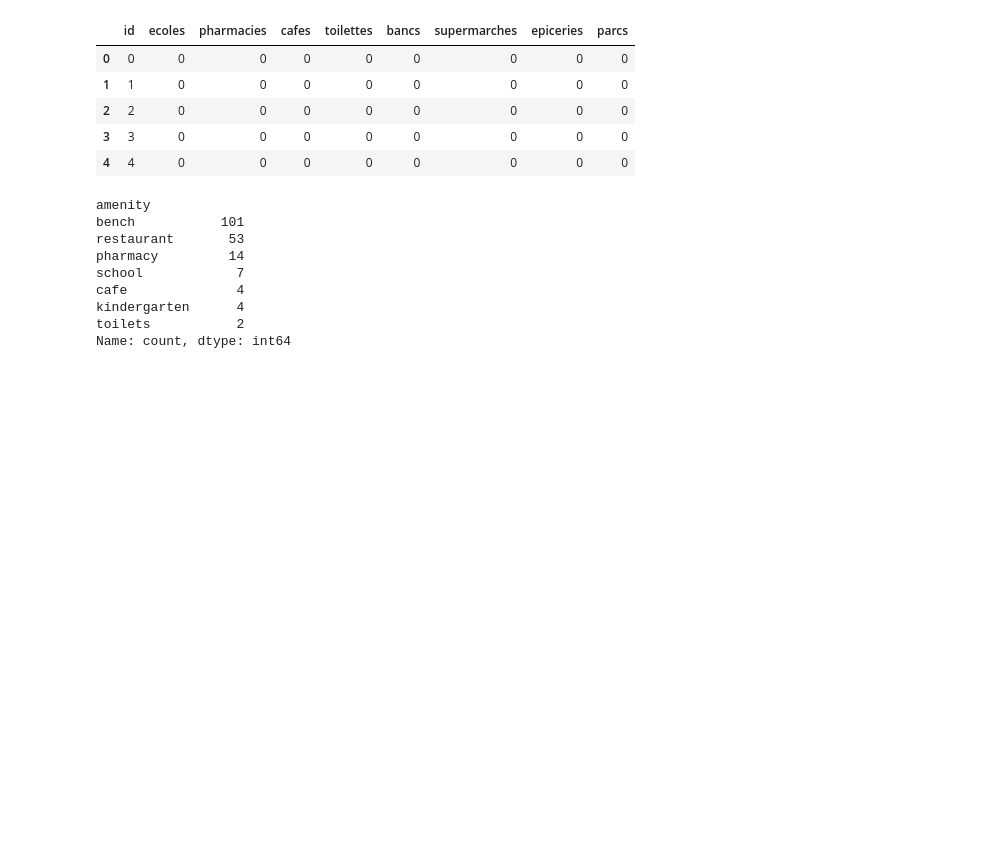
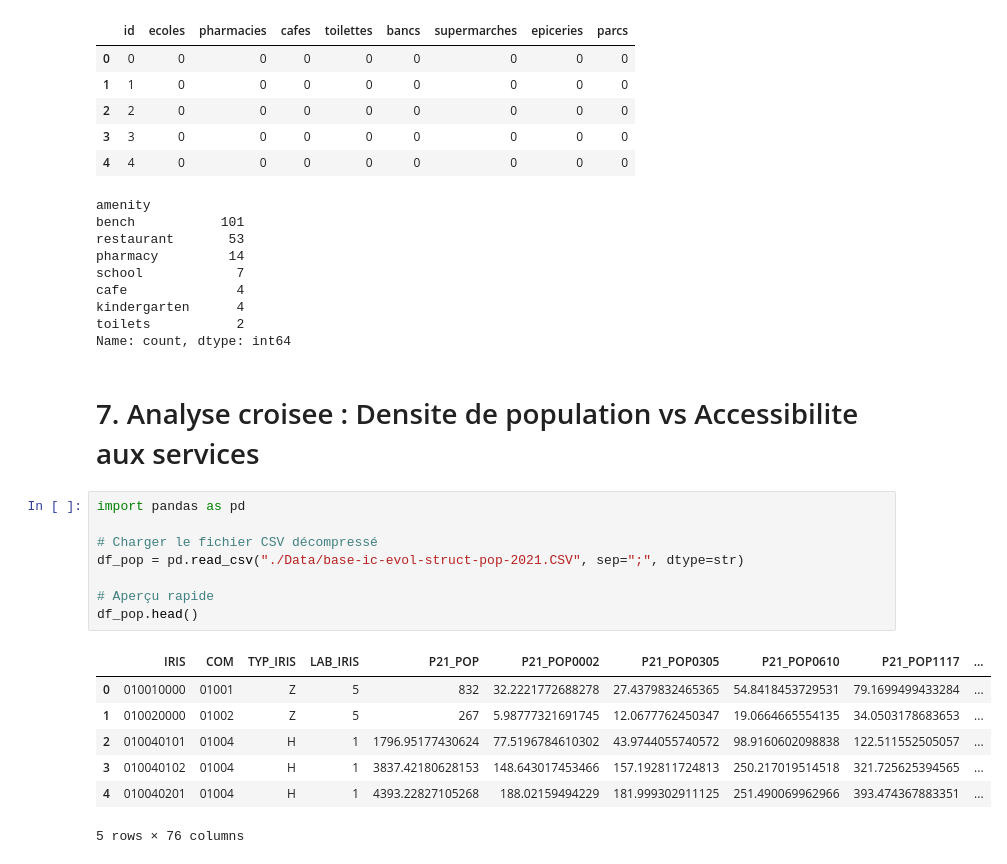
Before and after one commit to nkostiuk/Clamart_Analysis, a Jupyter notebook: Clamart.ipynb, the cells around one changed output. Drawn from its saved outputs; the diff is of its cells as text; blank space fills up the shorter version.

Commit message:
Adding population data and filtering by Clamart

```diff
--- a/Clamart.ipynb
+++ b/Clamart.ipynb
@@ -453,3 +442,21 @@ cafe              4
 kindergarten      4
 toilets           2
 Name: count, dtype: int64
+# %% [markdown]
+# 7. Analyse croisee : Densite de population vs Accessibilite aux services
+# %%
+import pandas as pd
+
+# Charger le fichier CSV décompressé
+df_pop = pd.read_csv("./Data/base-ic-evol-struct-pop-2021.CSV", sep=";", dtype=str)
+
+# Aperçu rapide
+df_pop.head()
+# %% [output]
+|  | IRIS | COM | TYP_IRIS | LAB_IRIS | P21_POP | P21_POP0002 | P21_POP0305 | P21_POP0610 | P21_POP1117 | ... |
+| 0 | 010010000 | 01001 | Z | 5 | 832 | 32.2221772688278 | 27.4379832465365 | 54.8418453729531 | 79.1699499433284 | ... |
+| 1 | 010020000 | 01002 | Z | 5 | 267 | 5.98777321691745 | 12.0677762450347 | 19.0664665554135 | 34.0503178683653 | ... |
+| 2 | 010040101 | 01004 | H | 1 | 1796.95177430624 | 77.5196784610302 | 43.9744055740572 | 98.9160602098838 | 122.511552505057 | ... |
+| 3 | 010040102 | 01004 | H | 1 | 3837.42180628153 | 148.643017453466 | 157.192811724813 | 250.217019514518 | 321.725625394565 | ... |
+| 4 | 010040201 | 01004 | H | 1 | 4393.22827105268 | 188.02159494229 | 181.999302911125 | 251.490069962966 | 393.474367883351 | ... |
+5 rows × 76 columns
```
Also changed, not shown: parts of 11 cells of this notebook, 2 other files.
